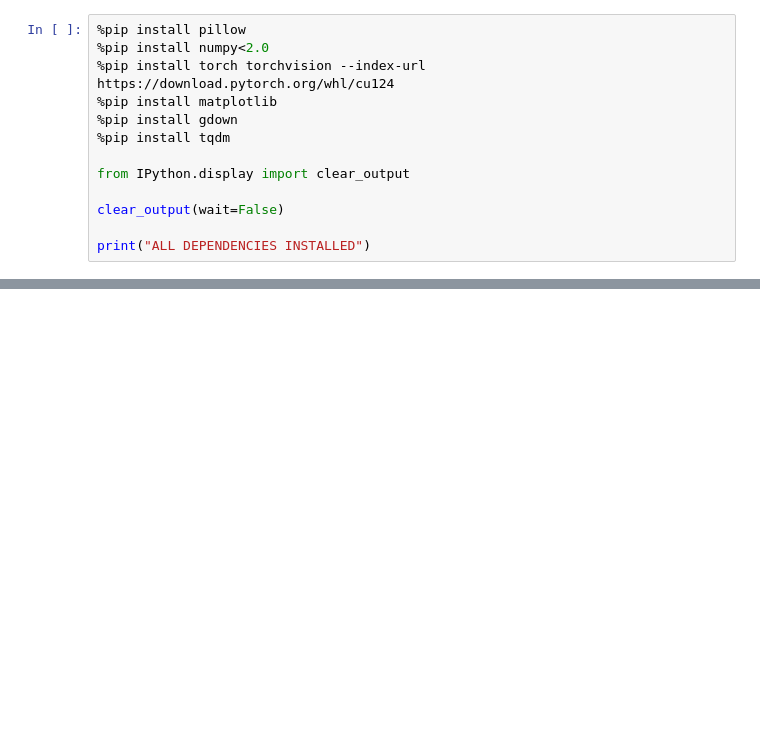
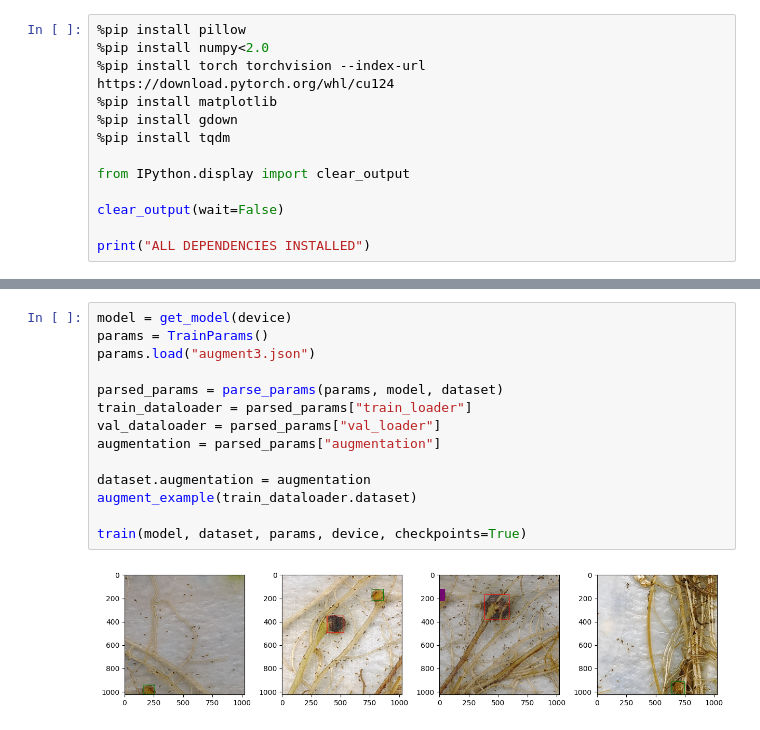
Before and after one commit to maximusjv/AleketML, a Jupyter notebook: aleket.ipynb, the cells around one changed output, grey strips where cells are left out. Drawn from its saved outputs; the diff is of its cells as text; blank space fills up the shorter version.

```diff
--- a/aleket.ipynb
+++ b/aleket.ipynb
@@ -59,0 +115,16 @@ train(
+# %%
+model = get_model(device)
+params = TrainParams()
+params.load("augment3.json")
+
+parsed_params = parse_params(params, model, dataset)
+train_dataloader = parsed_params["train_loader"]
+val_dataloader = parsed_params["val_loader"]
+augmentation = parsed_params["augmentation"]
+
+dataset.augmentation = augmentation
+augment_example(train_dataloader.dataset)
+
+train(model, dataset, params, device, checkpoints=True)
+# %% [output]
+[figure, added]
```
Also changed, not shown: parts of 6 cells of this notebook, 4 other files.
